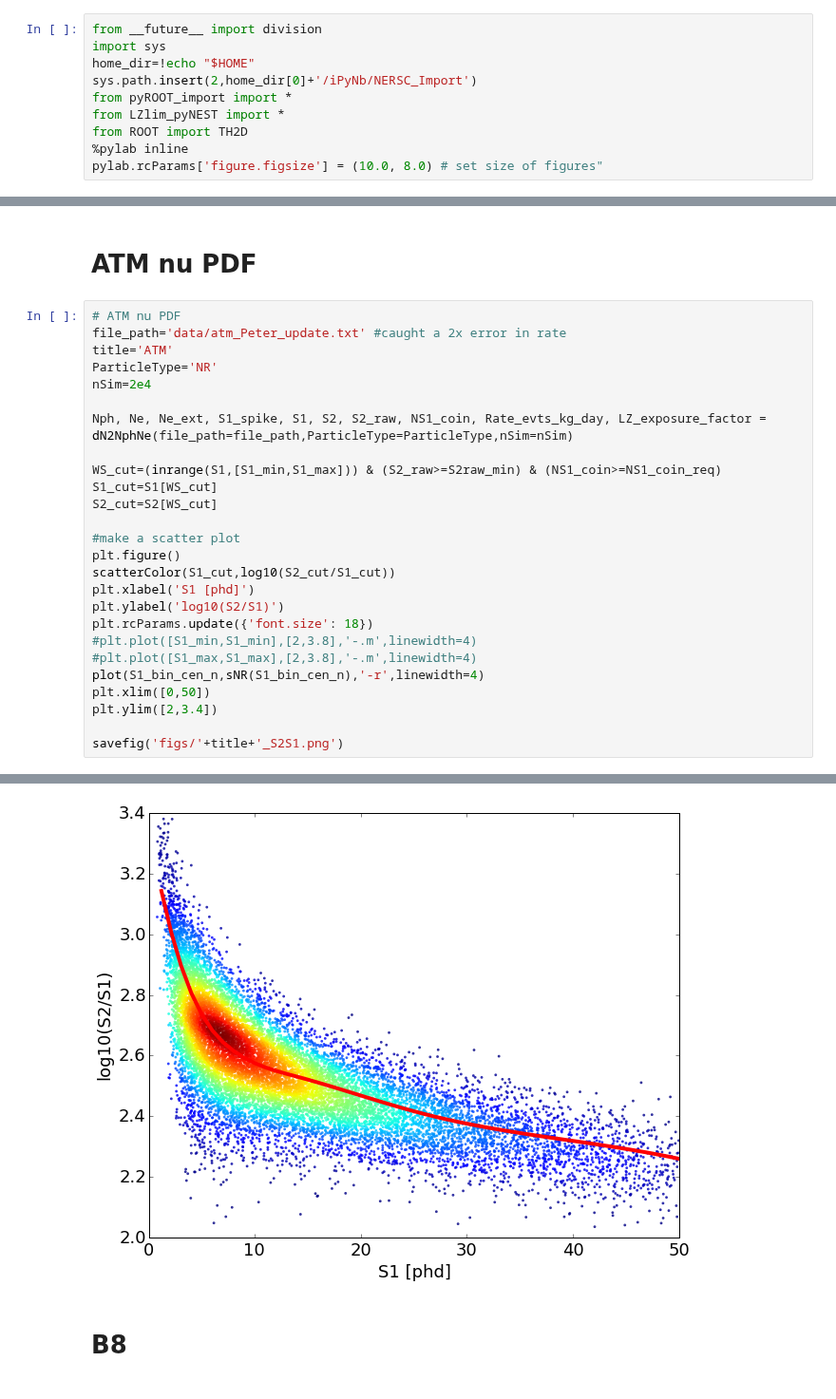
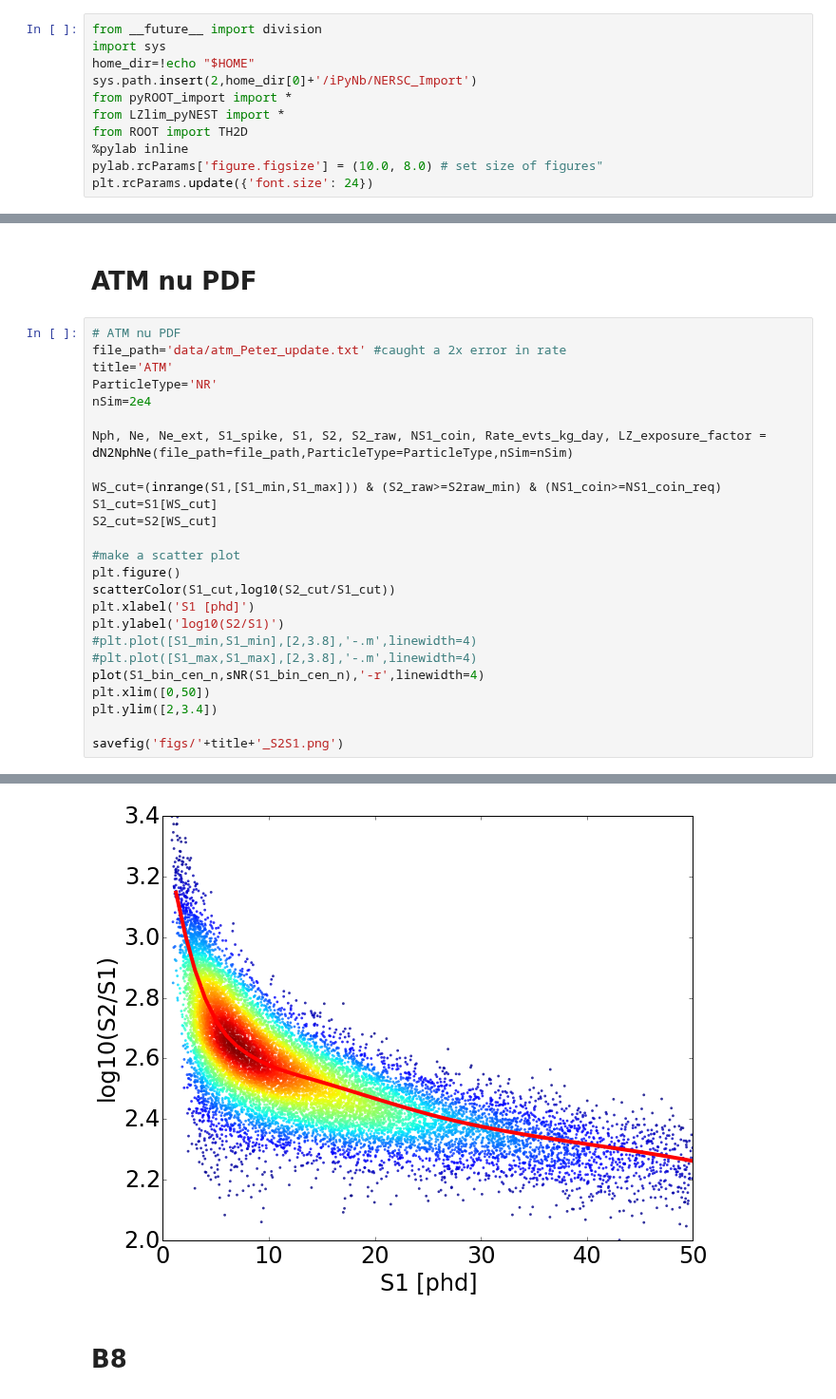
Before and after one commit to attdobi/iPyNb, a Jupyter notebook: PyNEST/PDF_visualizer.ipynb, the cells around one changed output, grey strips where cells are left out. Shown at 95% size. Cells and saved outputs as stored; diff of their text form.

```diff
--- a/PyNEST/PDF_visualizer.ipynb
+++ b/PyNEST/PDF_visualizer.ipynb
@@ -10,6 +10,7 @@ from LZlim_pyNEST import *
 from ROOT import TH2D
 %pylab inline
 pylab.rcParams['figure.figsize'] = (10.0, 8.0) # set size of figures"
+plt.rcParams.update({'font.size': 24})
 # %% [output]
 Populating the interactive namespace from numpy and matplotlib
 WARNING: pylab import has clobbered these variables: ['pylab']
@@ -53,7 +54,6 @@ plt.figure()
 scatterColor(S1_cut,log10(S2_cut/S1_cut))
 plt.xlabel('S1 [phd]')
 plt.ylabel('log10(S2/S1)')
-plt.rcParams.update({'font.size': 18})
 #plt.plot([S1_min,S1_min],[2,3.8],'-.m',linewidth=4)
 #plt.plot([S1_max,S1_max],[2,3.8],'-.m',linewidth=4)
 plot(S1_bin_cen_n,sNR(S1_bin_cen_n),'-r',linewidth=4)
@@ -68,4 +68,4 @@ LZ exposure factor = 32722.1
-[figure, old version]
+[figure, new version]
 # %% [markdown]
 <h1> B8 </h1>
 # %%
```
Also changed, not shown: parts of 8 cells of this notebook, 8 other files.
